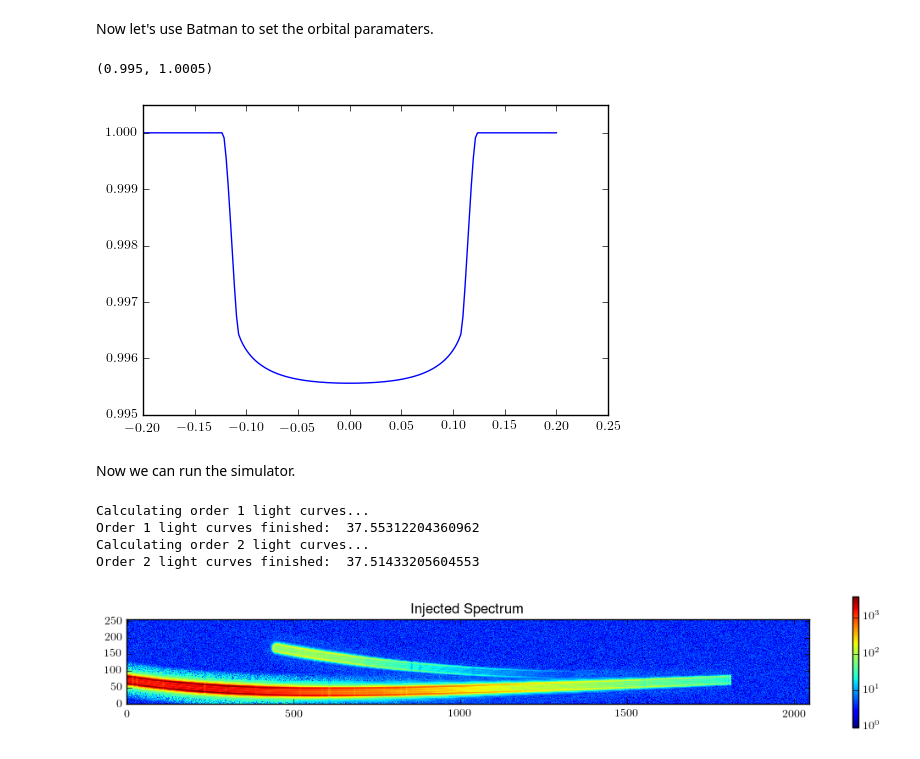
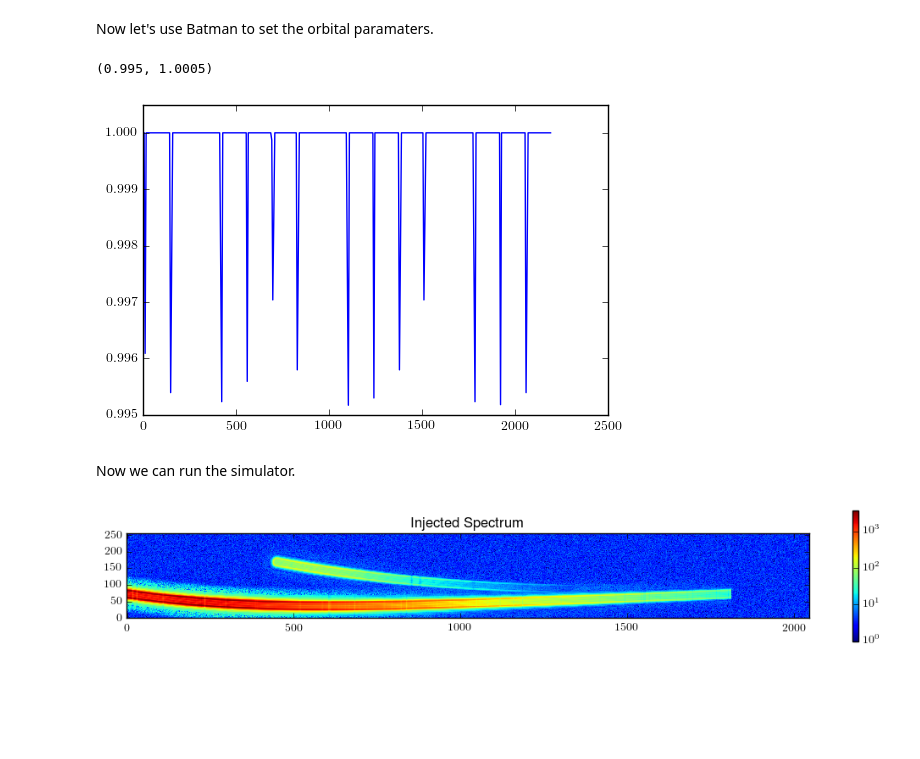
Before and after one commit to spacetelescope/awesimsoss, a Jupyter notebook: notebooks/AWESim_SOSS.ipynb, the cells around one changed output. Cells and saved outputs as stored; diff of their text form; code cells hidden in the pictures; blank space fills up the shorter version.

```diff
--- a/notebooks/AWESim_SOSS.ipynb
+++ b/notebooks/AWESim_SOSS.ipynb
@@ -221,40 +219,43 @@ Now we must calaulate a map of the limb darkening coefficients for the star thro
 # %%
 # Specify the limb darkening profile
 profile = 'quadratic'
+filename = '{}_ldc_lookup_{}_{}_{}.save'.format(profile,teff,logg,feh)
 
-# Generate the coefficient wave map
-# order1_ldc = awesim.ld_coefficient_map(1, profile, star, model_grid, save=pkg_path+'/files/')
-# order2_ldc = awesim.ld_coefficient_map(2, profile, star, model_grid, save=pkg_path+'/files/')
+# ============================================================================
+# Generate a map of the LDCs at every pixel (Only do this once!)
+# awesim.ldc_lookup(profile, star, model_grid, save=pkg_path+'/files/')
+# awesim.ld_coefficient_map(pkg_path+'/files/'+filename)
+# ============================================================================
 
 # Get the LDC map from file
-ld_coeffs_order1 = joblib.load(pkg_path+'/files/quadratic_ldc_map_order1.save')
-ld_coeffs_order2 = joblib.load(pkg_path+'/files/quadratic_ldc_map_order2.save')
+ld_coeffs = joblib.load(pkg_path+'/files/'+filename.replace('lookup','map'))
 # %% [markdown]
 Now let's use Batman to set the orbital paramaters.
 # %%
 # Set the wavelength independent orbital parameters
+time_axis = TSO3.time
 params = batman.TransitParams()
-params.t0 = 0.                                # time of inferior conjunction
+params.t0 = time_axis[len(time_axis)//2]      # time of inferior conjunction
 params.per = 5.7214742                        # orbital period
 params.a = 0.0558*q.AU.to(ac.R_sun)*0.66      # semi-major axis (in units of stellar radii)
 params.inc = 89.8                             # orbital inclination (in degrees)
 params.ecc = 0.                               # eccentricity
 params.w = 90.                                # longitude of periastron (in degrees)
 
 # Test it
 params.limb_dark = 'quadratic'
-params.u = ld_coeffs[5]
+params.u = ld_coeffs[0][123]
 params.rp = (0.94*ac.R_jup.to(ac.R_sun)*0.66).value
 
 # Generate the light curve for this pixel
-m = batman.TransitModel(params, bjd)
+m = batman.TransitModel(params, time_axis)
 lc = m.light_curve(params)
 
-plt.plot(bjd, lc)
+plt.plot(time_axis, lc)
 plt.ylim(0.995,1.0005)
 # %% [output]
 (0.995, 1.0005)
-[figure, old version]
+[figure, new version]
 # %% [markdown]
 Now we can run the simulator.
 # %%
@@ -262,11 +263,6 @@ Now we can run the simulator.
 ngrps, nints = 3, 100
 TSO4 = awesim.TSO(ngrps, nints, WASP107, WASP107b, params, ld_coeffs)
 TSO4.run_simulation(orders=[1,2])
-# %% [output]
-Calculating order 1 light curves...
-Order 1 light curves finished:  37.55312204360962
-Calculating order 2 light curves...
-Order 2 light curves finished:  37.51433205604553
 # %%
 TSO4.plot_frame()
 # %% [output]
```
Also changed, not shown: parts of 7 cells of this notebook, 7 other files.
